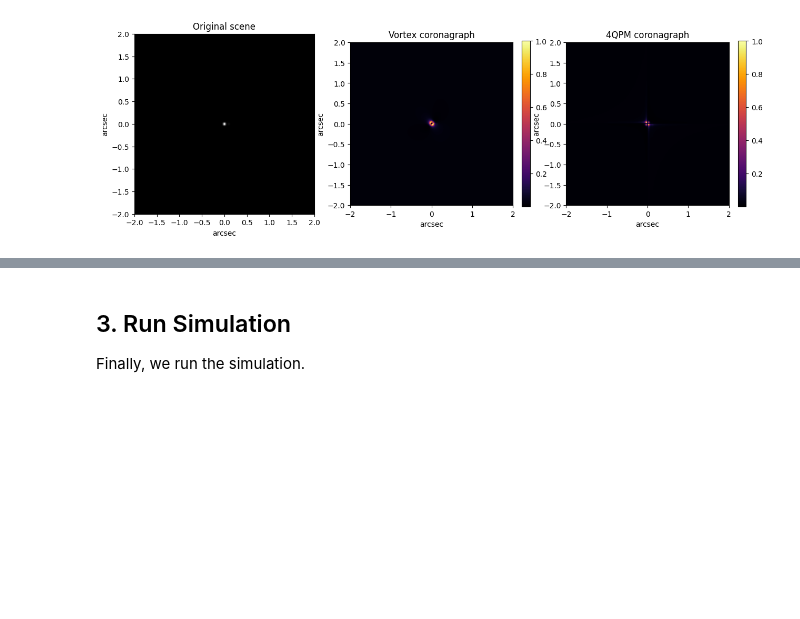
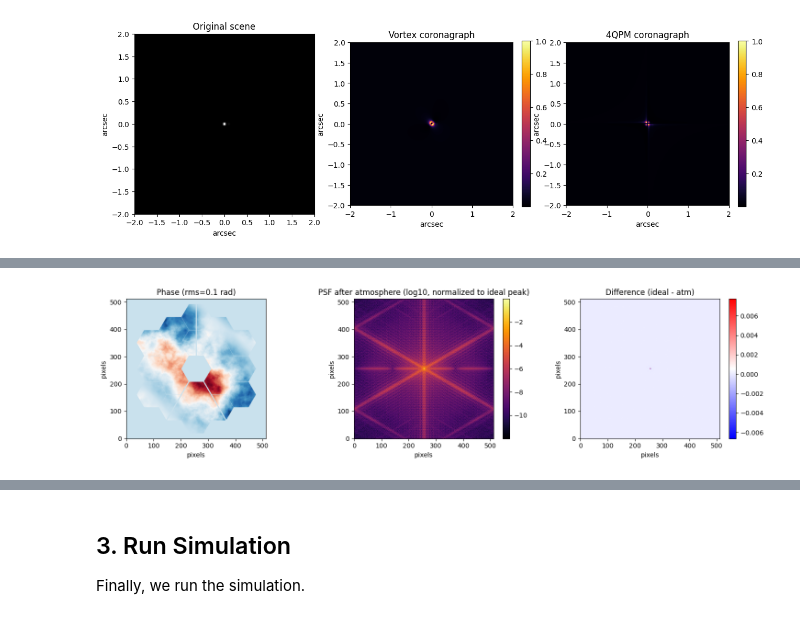
Before and after one commit to VForiel/HELIOS, a Jupyter notebook: examples/demo.ipynb, the cells around one changed output, grey strips where cells are left out. Saved outputs shown, nothing was run; the diff lists cells and outputs as text; code cells hidden in the pictures; blank space fills up the shorter version.

```diff
--- a/examples/demo.ipynb
+++ b/examples/demo.ipynb
@@ -162,0 +169,80 @@ plt.show()
+# %%
+# Atmosphere + Adaptive Optics: compare multiple RMS strengths
+import numpy as np
+from astropy import units as u
+import matplotlib.pyplot as plt
+from helios.components import Pupil, Atmosphere, AdaptiveOptics
+from helios.core.simulation import Wavefront
+
+# wavelength and array size
+wavelength = 550e-9 * u.m
+N = 512
+
+# build pupil amplitude (JWST-like)
+pupil = Pupil.like('JWST')
+p_amp = pupil.get_array(npix=N, soft=True)
+
+# compute ideal (no-atmosphere) PSF
+wf_ideal = Wavefront(wavelength=wavelength, size=N)
+wf_ideal.field = p_amp.astype(np.complex128)
+field_ideal = np.fft.fftshift(np.fft.fft2(np.fft.ifftshift(wf_ideal.field)))
+psf_ideal = np.abs(field_ideal) ** 2
+peak_ideal = psf_ideal.max()
+
+# RMS levels to demonstrate (radians)
+rms_values = [0.1, 0.5, 1.0]
+ao = AdaptiveOptics(coeffs={2: 0.3})
+summary = []
+
+for rms in rms_values:
+    wf = Wavefront(wavelength=wavelength, size=N)
+    wf.field = p_amp.astype(np.complex128)
+    atm = Atmosphere(rms=rms, seed=1)
+    wf_atm = atm.process(wf, None)
+    phase = np.angle(wf_atm.field)
+
+    # PSF after atmosphere
+    field_atm = np.fft.fftshift(np.fft.fft2(np.fft.ifftshift(wf_atm.field)))
+    psf_atm = np.abs(field_atm) ** 2
+    peak_atm = psf_atm.max()
+    strehl_atm = peak_atm / peak_ideal if peak_ideal > 0 else float('nan')
+
+    # AO correction and PSF after AO
+    wf_corr = Wavefront(wavelength=wavelength, size=N)
+    wf_corr.field = wf_atm.field.copy()
+    wf_after = ao.process(wf_corr, None)
+    field_ao = np.fft.fftshift(np.fft.fft2(np.fft.ifftshift(wf_after.field)))
+    psf_ao = np.abs(field_ao) ** 2
+    peak_ao = psf_ao.max()
+    strehl_ao = peak_ao / peak_ideal if peak_ideal > 0 else float('nan')
+
+    # difference map (ideal - atm), both normalized to ideal peak
+    ideal_norm = psf_ideal / peak_ideal if peak_ideal>0 else psf_ideal
+    atm_norm = psf_atm / peak_ideal if peak_ideal>0 else psf_atm
+    diff = ideal_norm - atm_norm
+
+    # Plot phase, atm PSF (log), and diff map for this RMS
+    fig, axes = plt.subplots(1, 3, figsize=(15, 4))
+    axes[0].imshow(phase, origin='lower', cmap='RdBu')
+    axes[0].set_title(f'Phase (rms={rms} rad)')
+    im1 = axes[1].imshow(np.log10(atm_norm + 1e-12), origin='lower', cmap='inferno')
+    axes[1].set_title('PSF after atmosphere (log10, normalized to ideal peak)')
+    fig.colorbar(im1, ax=axes[1], fraction=0.046)
+    im2 = axes[2].imshow(diff, origin='lower', cmap='bwr')
+    axes[2].set_title('Difference (ideal - atm)')
+    fig.colorbar(im2, ax=axes[2], fraction=0.046)
+    for a in axes:
+        a.set_xlabel('pixels')
+        a.set_ylabel('pixels')
+    plt.tight_layout()
+    plt.show()
+
+    print(f'RMS={rms:.2f} rad: Strehl (atm)={strehl_atm:.3f}, Strehl (AO)={strehl_ao:.3f}')
+    summary.append((rms, strehl_atm, strehl_ao))
+
+# summary table
+print('\nSummary (rms, strehl_atm, strehl_ao):')
+for row in summary:
+    print(row)
+# %% [output]
+[figure, added]
```
Also changed, not shown: parts of 3 cells of this notebook, 16 other files.
